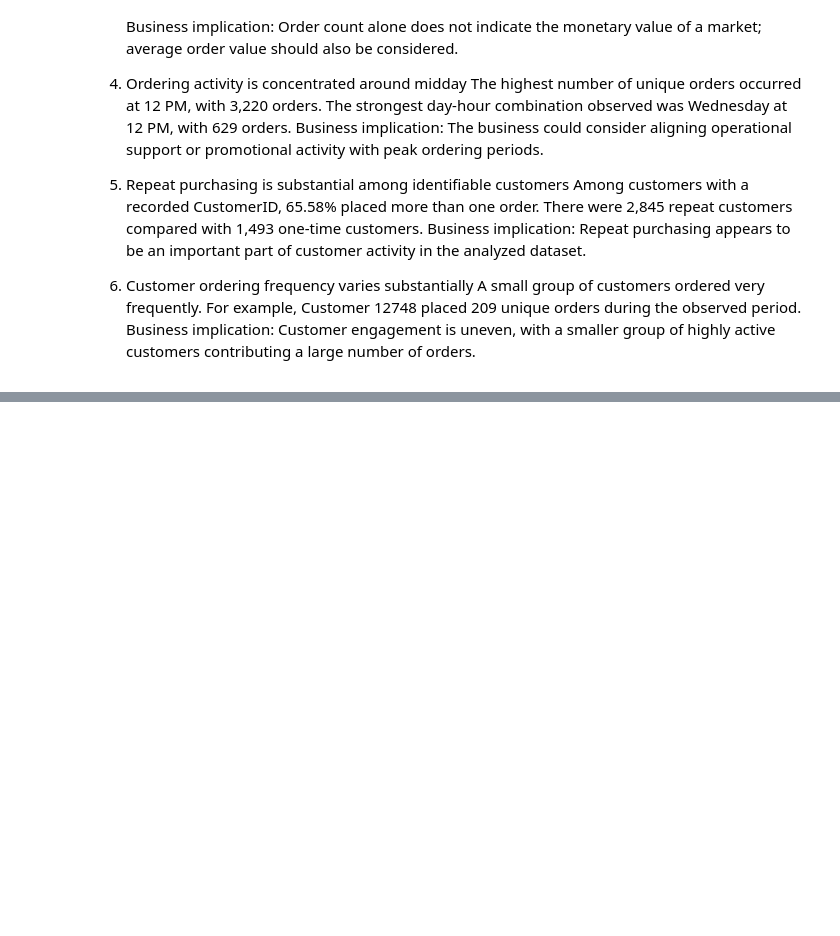
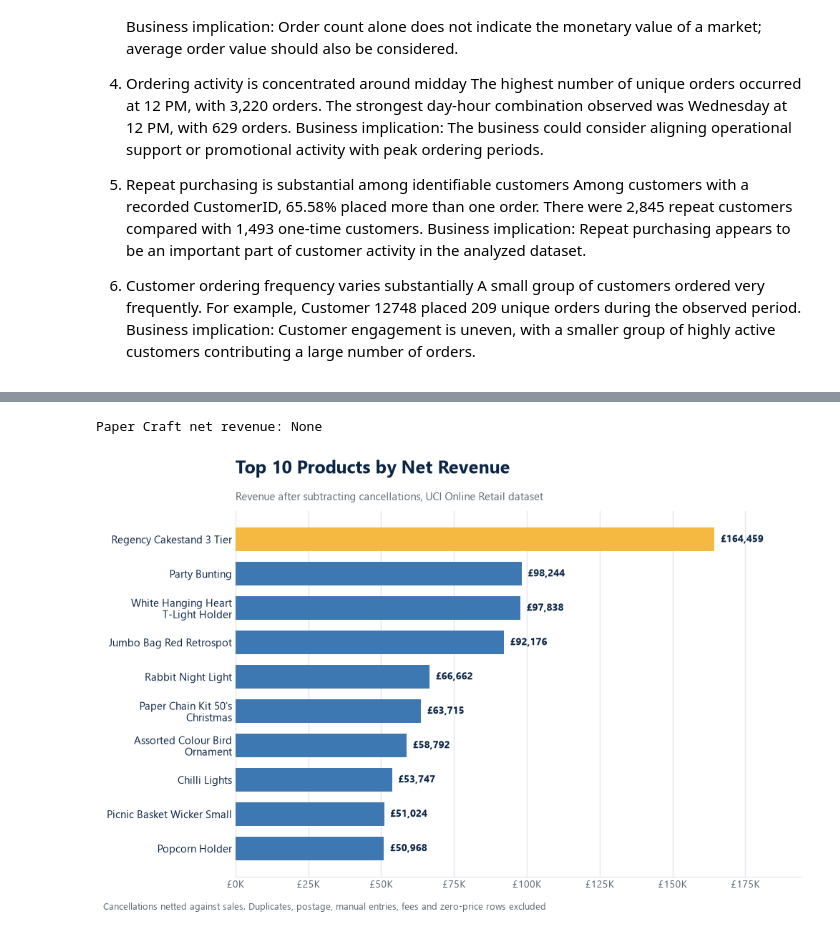
Before and after one commit to NazreenShanavaz/ecommerce-sales-analysis, a Jupyter notebook: notebooks/ecommerce_analysis.ipynb, the cells around one changed output, grey strips where cells are left out. Saved outputs shown, nothing was run; the diff lists cells and outputs as text; code cells hidden in the pictures; blank space fills up the shorter version.

```diff
--- a/notebooks/ecommerce_analysis.ipynb
+++ b/notebooks/ecommerce_analysis.ipynb
@@ -878,0 +905,61 @@ Business implication: Customer engagement is uneven, with a smaller group of hig
+# %%
+import os, textwrap
+import matplotlib.pyplot as plt
+from matplotlib.ticker import FuncFormatter
+
+# --- 1. Net revenue: keep cancellations so they cancel out the original orders ---
+NON_PRODUCT = ['POST', 'DOT', 'M', 'C2', 'BANK CHARGES', 'AMAZONFEE', 'S', 'CRUK', 'D', 'B']
+
+net_df = df[df['UnitPrice'] > 0].drop_duplicates().copy()      # uses raw df, keeps negative quantities
+net_df = net_df[~net_df['StockCode'].astype(str).isin(NON_PRODUCT)]
+net_df['Revenue'] = net_df['Quantity'] * net_df['UnitPrice']
+
+# one clean name per StockCode (most common description)
+names = (net_df.dropna(subset=['Description'])
+         .groupby('StockCode')['Description']
+         .agg(lambda s: s.str.strip().mode().iat[0]))
+
+net_by_product = net_df.groupby('StockCode')['Revenue'].sum()
+print('Paper Craft net revenue:', net_by_product.get('23843'))   # sanity check: should be near 0
+
+top = net_by_product.sort_values(ascending=False).head(10)
+top.index = top.index.map(names)
+top = top.sort_values()
+
+def clean_label(name):
+    return textwrap.fill(name.title().replace(' ,', ',').replace("'S", "'s"), 26)
+
+# --- 2. Chart ---
+NAVY, BLUE, GOLD, GREY, GRID = '#0B2545', '#3E78B2', '#F5B841', '#5B6770', '#E3E8EE'
+plt.rcParams['font.family'] = 'sans-serif'
+plt.rcParams['font.sans-serif'] = ['Segoe UI', 'Arial', 'DejaVu Sans']
+
+labels = [clean_label(n) for n in top.index]
+colors = [BLUE] * (len(top) - 1) + [GOLD]
+
+fig, ax = plt.subplots(figsize=(10, 6.5))
+bars = ax.barh(labels, top.values, color=colors, height=0.68)
+ax.bar_label(bars, labels=[f'£{v:,.0f}' for v in top.values],
+             padding=6, fontsize=10, fontweight='bold', color=NAVY)
+ax.set_xlim(0, top.max() * 1.18)
+ax.xaxis.set_major_formatter(FuncFormatter(lambda x, _: f'£{x/1000:.0f}K'))
+ax.xaxis.grid(True, color=GRID, linewidth=1); ax.set_axisbelow(True)
+for side in ['top', 'right', 'left']:
+    ax.spines[side].set_visible(False)
+ax.spines['bottom'].set_color(GRID)
+ax.tick_params(axis='y', length=0, labelsize=10.5, labelcolor=NAVY)
+ax.tick_params(axis='x', length=0, labelsize=10, labelcolor=GREY)
+ax.set_title('Top 10 Products by Net Revenue', loc='left', fontsize=18,
+             fontweight='bold', color=NAVY, pad=38)
+ax.text(0, 1.03, 'Revenue after subtracting cancellations, UCI Online Retail dataset',
+        transform=ax.transAxes, fontsize=11, color=GREY)
+fig.text(0.01, 0.01, 'Cancellations netted against sales. Duplicates, postage, manual entries, fees and zero-price rows excluded',
+         fontsize=9, color=GREY, ha='left')
+fig.tight_layout(rect=(0, 0.03, 1, 1))
+
+os.makedirs('outputs', exist_ok=True)
+plt.savefig('outputs/top_10_products_net_revenue.png', dpi=300, bbox_inches='tight', facecolor='white')
+plt.show()
+# %% [output]
+Paper Craft net revenue: None
+[figure, added]
```
Also changed, not shown: parts of 7 cells of this notebook, 1 other file.
